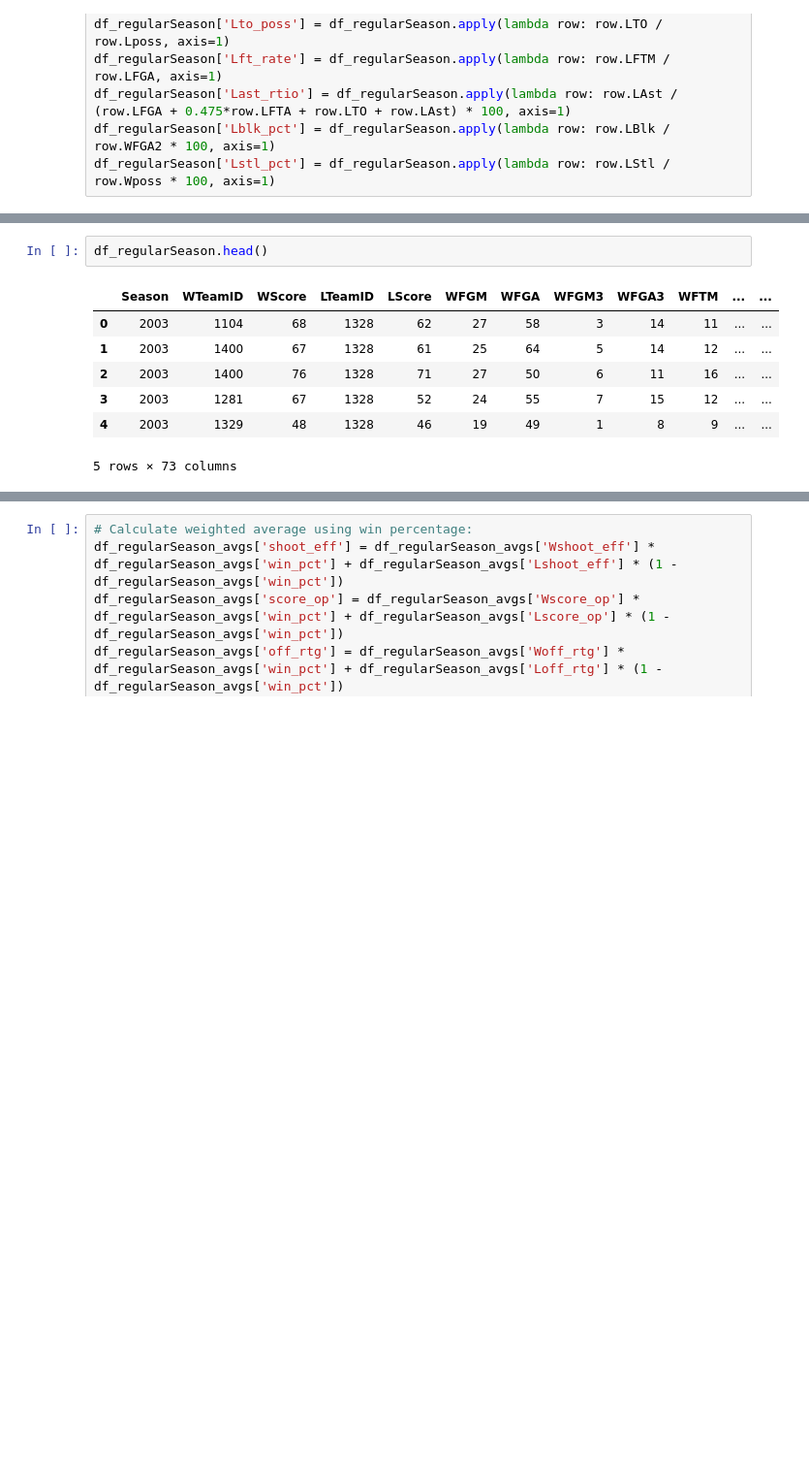
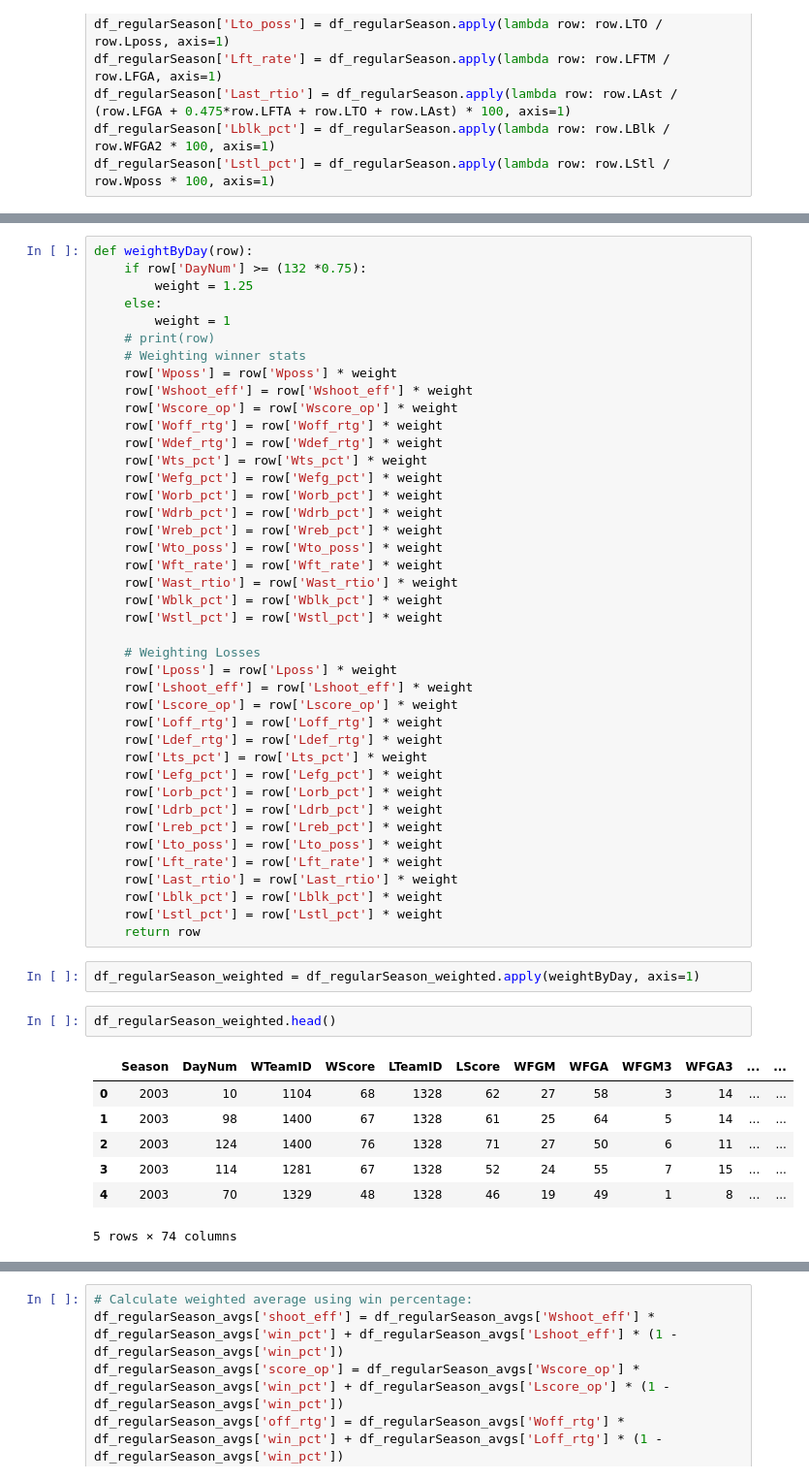
Before and after one commit to mjmcfalls/udacity-machine-learning, a Jupyter notebook: projects/capstone/Capstone-Notebook-Working.ipynb, the cells around one changed output, grey strips where cells are left out. Shown at 97% size. Saved outputs shown, nothing was run; the diff lists cells and outputs as text; blank space fills up the shorter version.

Commit message:
Feature: Revise model for more accuracy Revising model by trying weighting regular season games.

```diff
--- a/projects/capstone/Capstone-Notebook-Working.ipynb
+++ b/projects/capstone/Capstone-Notebook-Working.ipynb
@@ -211,10 +223,53 @@ df_regularSeason['Lstl_pct'] = df_regularSeason.apply(lambda row: row.LStl / row
+# %%
+def weightByDay(row):
+    if row['DayNum'] >= (132 *0.75):
+        weight = 1.25
+    else:
+        weight = 1
+    # print(row)
+    # Weighting winner stats
+    row['Wposs'] = row['Wposs'] * weight
+    row['Wshoot_eff'] = row['Wshoot_eff'] * weight
+    row['Wscore_op'] = row['Wscore_op'] * weight
+    row['Woff_rtg'] = row['Woff_rtg'] * weight
+    row['Wdef_rtg'] = row['Wdef_rtg'] * weight
+    row['Wts_pct'] = row['Wts_pct'] * weight
+    row['Wefg_pct'] = row['Wefg_pct'] * weight
+    row['Worb_pct'] = row['Worb_pct'] * weight
+    row['Wdrb_pct'] = row['Wdrb_pct'] * weight
+    row['Wreb_pct'] = row['Wreb_pct'] * weight
+    row['Wto_poss'] = row['Wto_poss'] * weight
+    row['Wft_rate'] = row['Wft_rate'] * weight
+    row['Wast_rtio'] = row['Wast_rtio'] * weight
+    row['Wblk_pct'] = row['Wblk_pct'] * weight
+    row['Wstl_pct'] = row['Wstl_pct'] * weight
+
+    # Weighting Losses
+    row['Lposs'] = row['Lposs'] * weight
+    row['Lshoot_eff'] = row['Lshoot_eff'] * weight
+    row['Lscore_op'] = row['Lscore_op'] * weight
+    row['Loff_rtg'] = row['Loff_rtg'] * weight
+    row['Ldef_rtg'] = row['Ldef_rtg'] * weight
+    row['Lts_pct'] = row['Lts_pct'] * weight
+    row['Lefg_pct'] = row['Lefg_pct'] * weight
+    row['Lorb_pct'] = row['Lorb_pct'] * weight
+    row['Ldrb_pct'] = row['Ldrb_pct'] * weight
+    row['Lreb_pct'] = row['Lreb_pct'] * weight
+    row['Lto_poss'] = row['Lto_poss'] * weight
+    row['Lft_rate'] = row['Lft_rate'] * weight
+    row['Last_rtio'] = row['Last_rtio'] * weight
+    row['Lblk_pct'] = row['Lblk_pct'] * weight
+    row['Lstl_pct'] = row['Lstl_pct'] * weight
+    return row
+# %%
+df_regularSeason_weighted = df_regularSeason_weighted.apply(weightByDay, axis=1)
 # %%
-df_regularSeason.head()
+df_regularSeason_weighted.head()
 # %% [output]
-|  | Season | WTeamID | WScore | LTeamID | LScore | WFGM | WFGA | WFGM3 | WFGA3 | WFTM | ... | ... |
-| 0 | 2003 | 1104 | 68 | 1328 | 62 | 27 | 58 | 3 | 14 | 11 | ... | ... |
-| 1 | 2003 | 1400 | 67 | 1328 | 61 | 25 | 64 | 5 | 14 | 12 | ... | ... |
-| 2 | 2003 | 1400 | 76 | 1328 | 71 | 27 | 50 | 6 | 11 | 16 | ... | ... |
-| 3 | 2003 | 1281 | 67 | 1328 | 52 | 24 | 55 | 7 | 15 | 12 | ... | ... |
-| 4 | 2003 | 1329 | 48 | 1328 | 46 | 19 | 49 | 1 | 8 | 9 | ... | ... |
+|  | Season | DayNum | WTeamID | WScore | LTeamID | LScore | WFGM | WFGA | WFGM3 | WFGA3 | ... | ... |
+| 0 | 2003 | 10 | 1104 | 68 | 1328 | 62 | 27 | 58 | 3 | 14 | ... | ... |
+| 1 | 2003 | 98 | 1400 | 67 | 1328 | 61 | 25 | 64 | 5 | 14 | ... | ... |
+| 2 | 2003 | 124 | 1400 | 76 | 1328 | 71 | 27 | 50 | 6 | 11 | ... | ... |
+| 3 | 2003 | 114 | 1281 | 67 | 1328 | 52 | 24 | 55 | 7 | 15 | ... | ... |
+| 4 | 2003 | 70 | 1329 | 48 | 1328 | 46 | 19 | 49 | 1 | 8 | ... | ... |
-5 rows × 73 columns
+5 rows × 74 columns
```
Also changed, not shown: parts of 12 cells of this notebook, 1 other file.
